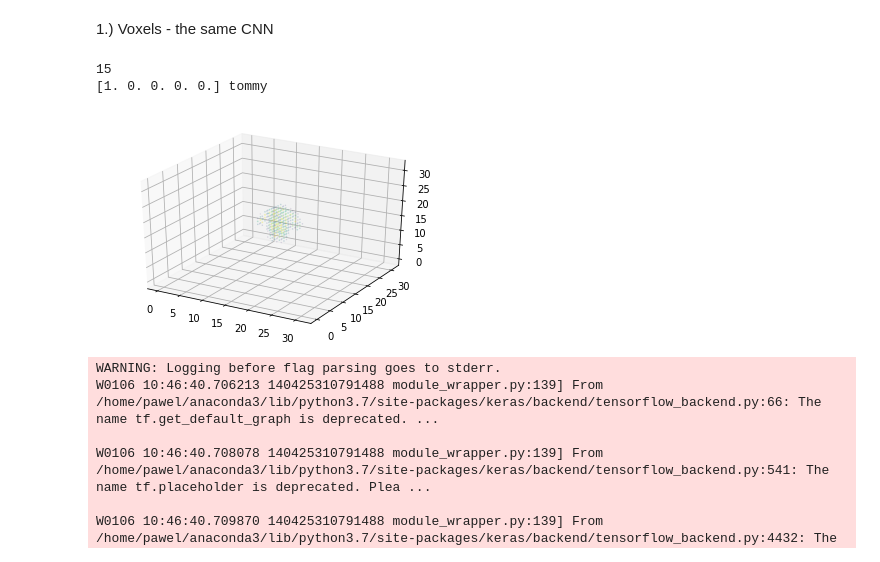
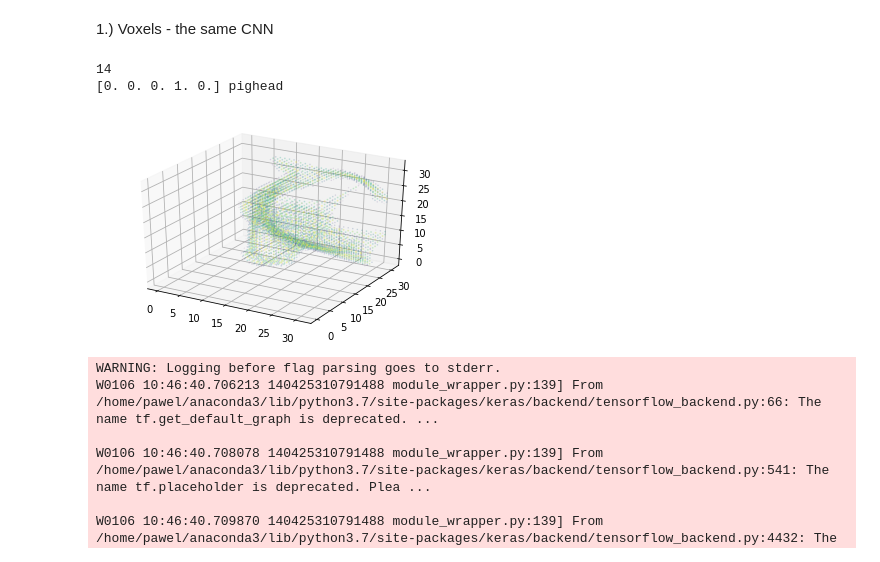
Before and after one commit to p4vv37/3dml, a Jupyter notebook: 3_recognize_objects/3d_recognise.ipynb, the cells around one changed output. Saved outputs shown, nothing was run; the diff lists cells and outputs as text; code cells hidden in the pictures.

```diff
--- a/3_recognize_objects/3d_recognise.ipynb
+++ b/3_recognize_objects/3d_recognise.ipynb
@@ -244,17 +244,17 @@ voxel_training_generator = DataGenerator("data/recognise_3d.db", num_features=45
 voxel_validation_generator = DataGenerator("data/recognise_3d.db", num_features=500, start_index=4500, dim=(32, 32, 32, 1), batch_size=32, column="voxels")
 # %%
 print(len(voxel_validation_generator))
-y = voxel_validation_generator[1][1][0]
+y = voxel_validation_generator[0][1][0]
 cat_name = CATEGORIES[np.where(y==1)[0][0]]
 print(y, cat_name)
-v = voxel_validation_generator[1][0][0]
+v = voxel_validation_generator[0][0][0]
 fig = plt.figure()
 ax = fig.add_subplot(111, projection='3d')
 plot_voxels(v, resolution=32, point_size=1, alpha=.2)
 # %% [output]
-15
-[1. 0. 0. 0. 0.] tommy
+14
+[0. 0. 0. 1. 0.] pighead
-[figure, old version]
+[figure, new version]
 # %%
 early_stopping = keras.callbacks.EarlyStopping(monitor='val_loss', patience=30)
 reduce_lr = keras.callbacks.ReduceLROnPlateau(monitor='val_loss', factor=0.2, patience=4, min_lr=0.001)
```
Also changed, not shown: parts of 5 cells of this notebook, 47 other files.
